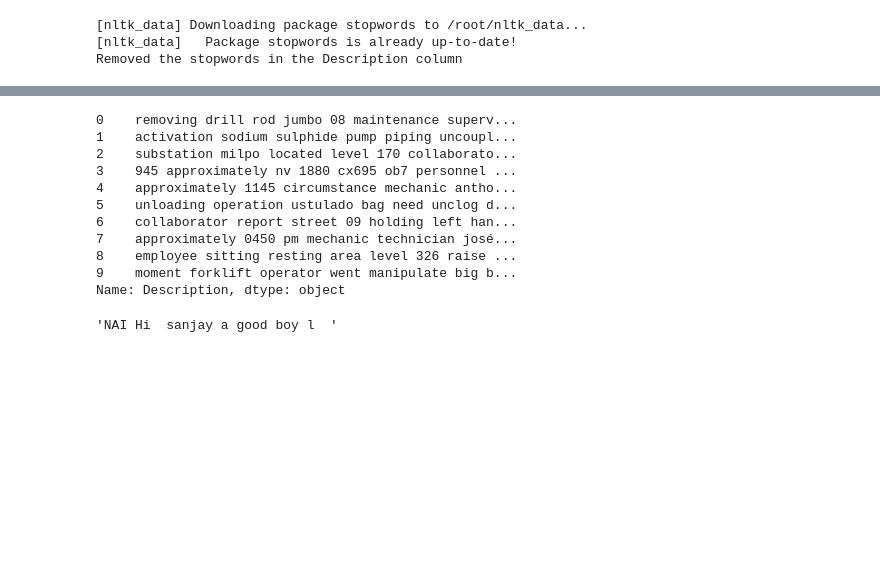
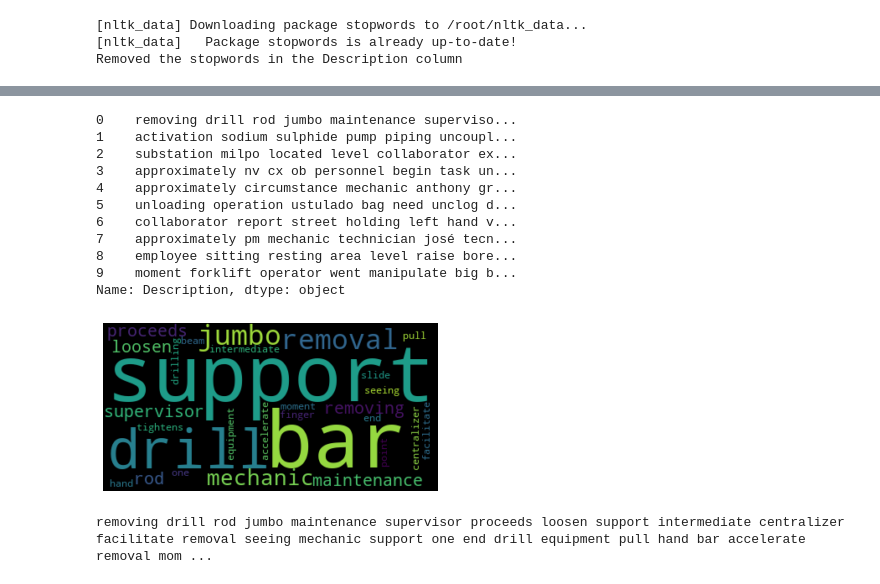
Before and after one commit to martianjob/chatbot, a Jupyter notebook: capstone.ipynb, the cells around one changed output, grey strips where cells are left out. Saved outputs shown, nothing was run; the diff lists cells and outputs as text; code cells hidden in the pictures; blank space fills up the shorter version.

```diff
--- a/capstone.ipynb
+++ b/capstone.ipynb
@@ -60,7 +61,7 @@ data['Description'] = data['Description'].apply(lambda x: re.sub(r"\S+@\S+", "",
 # %%
 #Remove all date formats
 #pattern_str="^(?:\d{1,2}(?:(?:-|/)|(?:th|st|nd|rd)?\s))?(?:(?:(?:Jan(?:uary)?|Feb(?:ruary)?|Mar(?:ch)?|Apr(?:il)?|May|Jun(?:e)?|Jul(?:y)?|Aug(?:ust)?|Sep(?:tember)?|Oct(?:ober)?|Nov(?:ember)?|Dec(?:ember)?)(?:(?:-|/)|(?:,|\.)?\s)?)?(?:\d{1,2}(?:(?:-|/)|(?:th|st|nd|rd)?\s))?)(?:\d{2,4})$"
-data['Description'] = data['Description'].apply(lambda x: re.sub(r"^(?:\d{1,2}(?:(?:-|/)|(?:th|st|nd|rd)?\s))?(?:(?:(?:Jan(?:uary)?|Feb(?:ruary)?|Mar(?:ch)?|Apr(?:il)?|May|Jun(?:e)?|Jul(?:y)?|Aug(?:ust)?|Sep(?:tember)?|Oct(?:ober)?|Nov(?:ember)?|Dec(?:ember)?)(?:(?:-|/)|(?:,|\.)?\s)?)?(?:\d{1,2}(?:(?:-|/)|(?:th|st|nd|rd)?\s))?)(?:\d{2,4})$", "",s ,flags=re.I))
+data['Description'] = data['Description'].apply(lambda x: re.sub(r"^(?:\d{1,2}(?:(?:-|/)|(?:th|st|nd|rd)?\s))?(?:(?:(?:Jan(?:uary)?|Feb(?:ruary)?|Mar(?:ch)?|Apr(?:il)?|May|Jun(?:e)?|Jul(?:y)?|Aug(?:ust)?|Sep(?:tember)?|Oct(?:ober)?|Nov(?:ember)?|Dec(?:ember)?)(?:(?:-|/)|(?:,|\.)?\s)?)?(?:\d{1,2}(?:(?:-|/)|(?:th|st|nd|rd)?\s))?)(?:\d{2,4})$", "",x ,flags=re.I))
 # %%
 #Remove digits
 data['Description'] = data['Description'].apply(lambda x: re.sub(r"\d", "",x ,flags=re.I))
@@ -124,14 +126,14 @@ Applying Lemmatizer
 # %%
 data['Description'].head(10)
 # %% [output]
-0    removing drill rod jumbo 08 maintenance superv...
+0    removing drill rod jumbo maintenance superviso...
 1    activation sodium sulphide pump piping uncoupl...
-2    substation milpo located level 170 collaborato...
-3    945 approximately nv 1880 cx695 ob7 personnel ...
-4    approximately 1145 circumstance mechanic antho...
+2    substation milpo located level collaborator ex...
+3    approximately nv cx ob personnel begin task un...
+4    approximately circumstance mechanic anthony gr...
 5    unloading operation ustulado bag need unclog d...
-6    collaborator report street 09 holding left han...
-7    approximately 0450 pm mechanic technician josé...
-8    employee sitting resting area level 326 raise ...
+6    collaborator report street holding left hand v...
+7    approximately pm mechanic technician josé tecn...
+8    employee sitting resting area level raise bore...
 9    moment forklift operator went manipulate big b...
 Name: Description, dtype: object
@@ -140,6 +140,13 @@ wordNet.lemmatize('better')
-# %%
-x="NAI Hi NA sanjay a good boy l  NA"
-#re.sub(r'\b\w{1}\b', "",x ,flags=re.I)
-re.sub(r'\bNA\b', "",x ,flags=re.I)
-# %% [output]
-'NAI Hi  sanjay a good boy l  '
+# %%
+import matplotlib.pyplot as plt
+from wordcloud import WordCloud
+text= data.Description[0]
+wordcloud = WordCloud().generate(text)
+plt.imshow(wordcloud, interpolation='bilinear')
+plt.axis("off")
+plt.show()
+
+print(text)
+# %% [output]
+[figure, added]
+removing drill rod jumbo maintenance supervisor proceeds loosen support intermediate centralizer facilitate removal seeing mechanic support one end drill equipment pull hand bar accelerate removal mom ...
```
Also changed, not shown: parts of 14 cells of this notebook.
